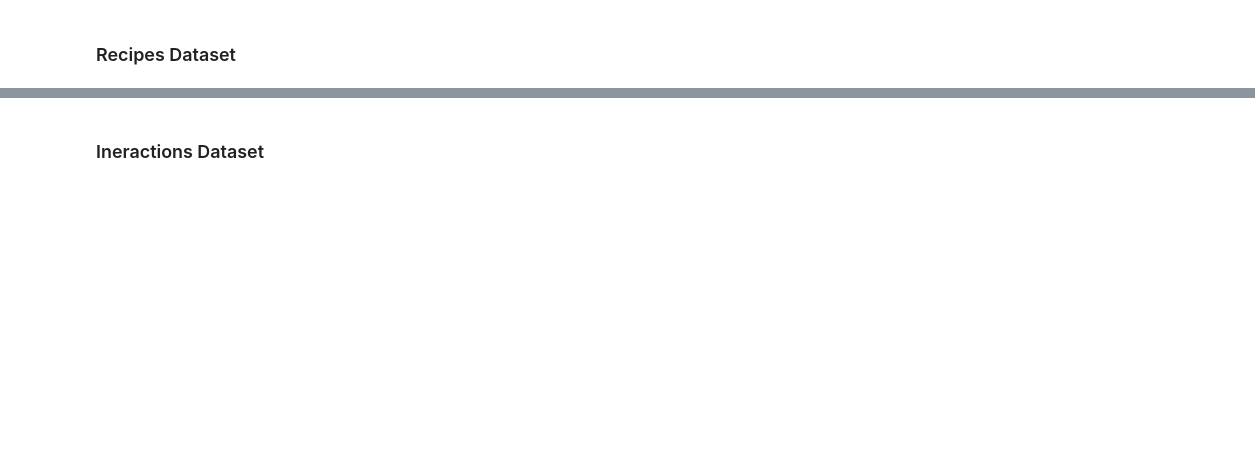
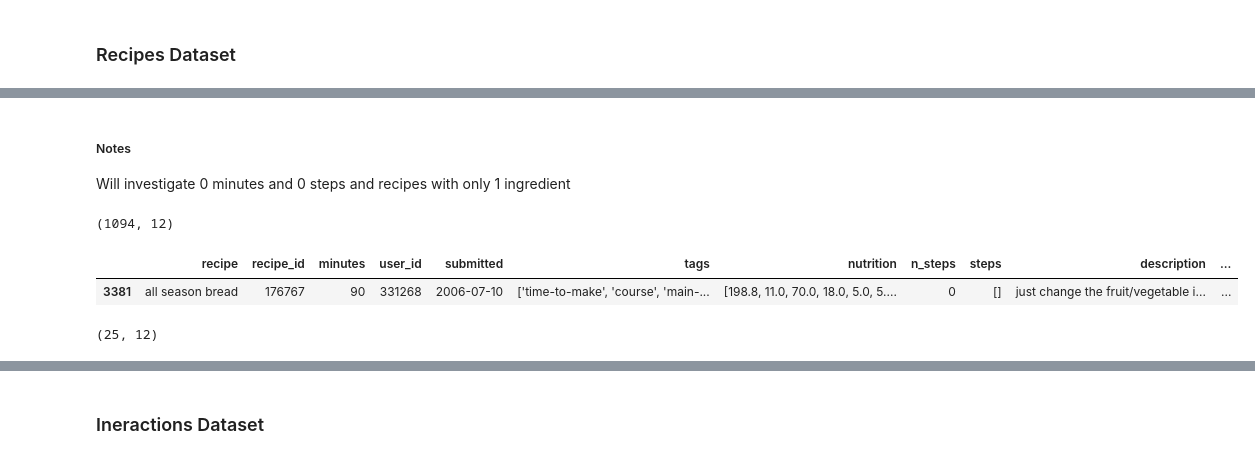
Before and after one commit to savannahpass/CapstoneProject1, a Jupyter notebook: 01_datawrangling.ipynb, the cells around one changed output, grey strips where cells are left out. Drawn from its saved outputs; the diff is of its cells as text; code cells hidden in the pictures; blank space fills up the shorter version.

```diff
--- a/01_datawrangling.ipynb
+++ b/01_datawrangling.ipynb
@@ -41,0 +110,5 @@ recipes.isna().sum()
+# %%
+# rename some columns
+# df.rename(columns={'oldName1': 'newName1', 'oldName2': 'newName2'}, inplace=True)
+recipes = recipes.rename(columns = {'contributor_id':'user_id','name':'recipe','id':'recipe_id'})
+recipes.head()
@@ -58,0 +159,22 @@ recipes[['submitted','n_steps','n_ingredients','minutes']].describe()
+# %% [markdown]
+##### Notes
+Will investigate 0 minutes and 0 steps and recipes with only 1 ingredient
+# %%
+# find where n_steps is 0 and/or minutes is 0
+zero_minutes = recipes[recipes['minutes']==0]
+zero_steps = recipes[recipes['n_steps']==0]
+# %%
+zero_minutes.shape
+# %% [output]
+(1094, 12)
+# %%
+zero_steps
+# %% [output]
+|  | recipe | recipe_id | minutes | user_id | submitted | tags | nutrition | n_steps | steps | description | ... |
+| 3381 | all season bread | 176767 | 90 | 331268 | 2006-07-10 | ['time-to-make', 'course', 'main-... | [198.8, 11.0, 70.0, 18.0, 5.0, 5.... | 0 | [] | just change the fruit/vegetable i... | ... |
+# %%
+# find where n_steps is 0 and/or minutes is 0
+one_ingred = recipes[recipes['n_ingredients']==1]
+one_ingred.shape
+# %% [output]
+(25, 12)
```
Also changed, not shown: parts of 44 cells of this notebook.
